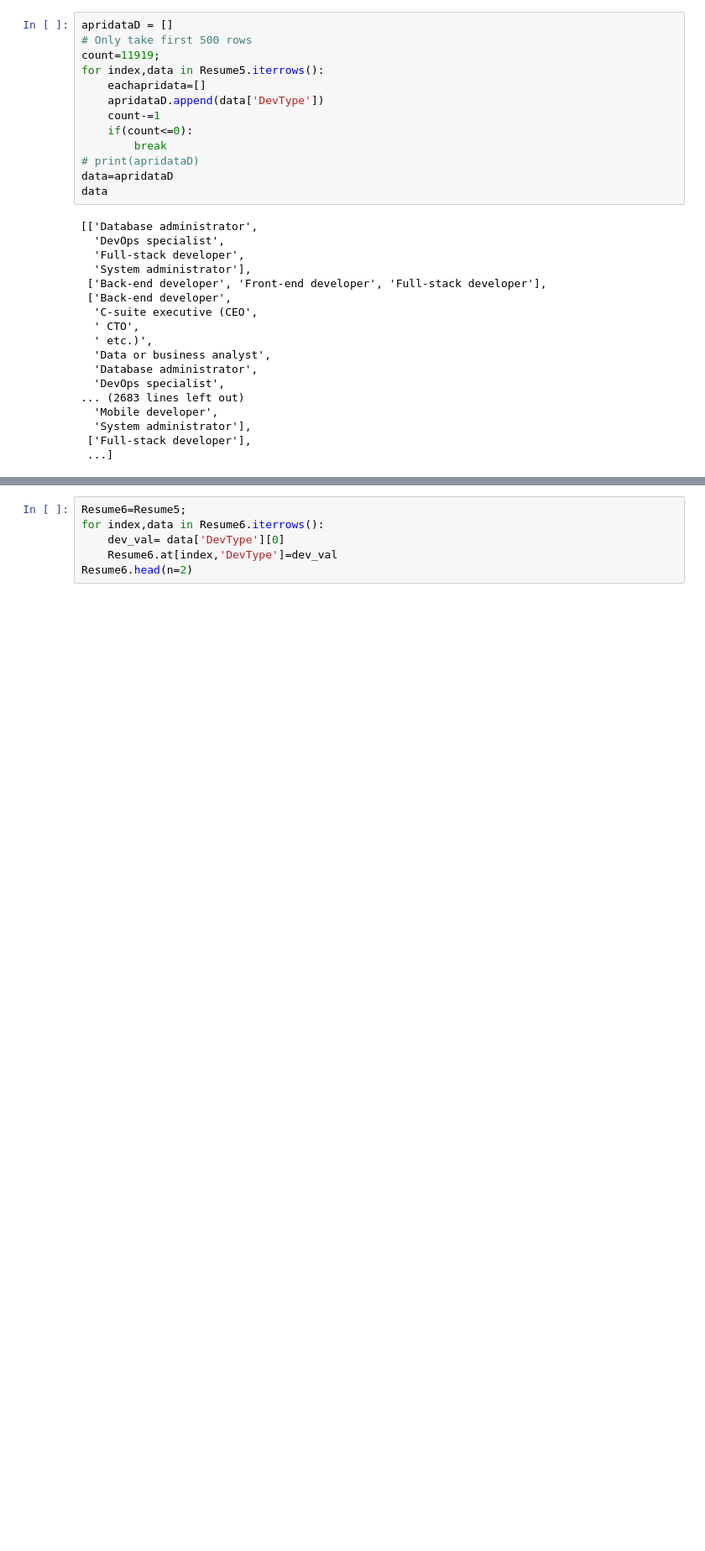
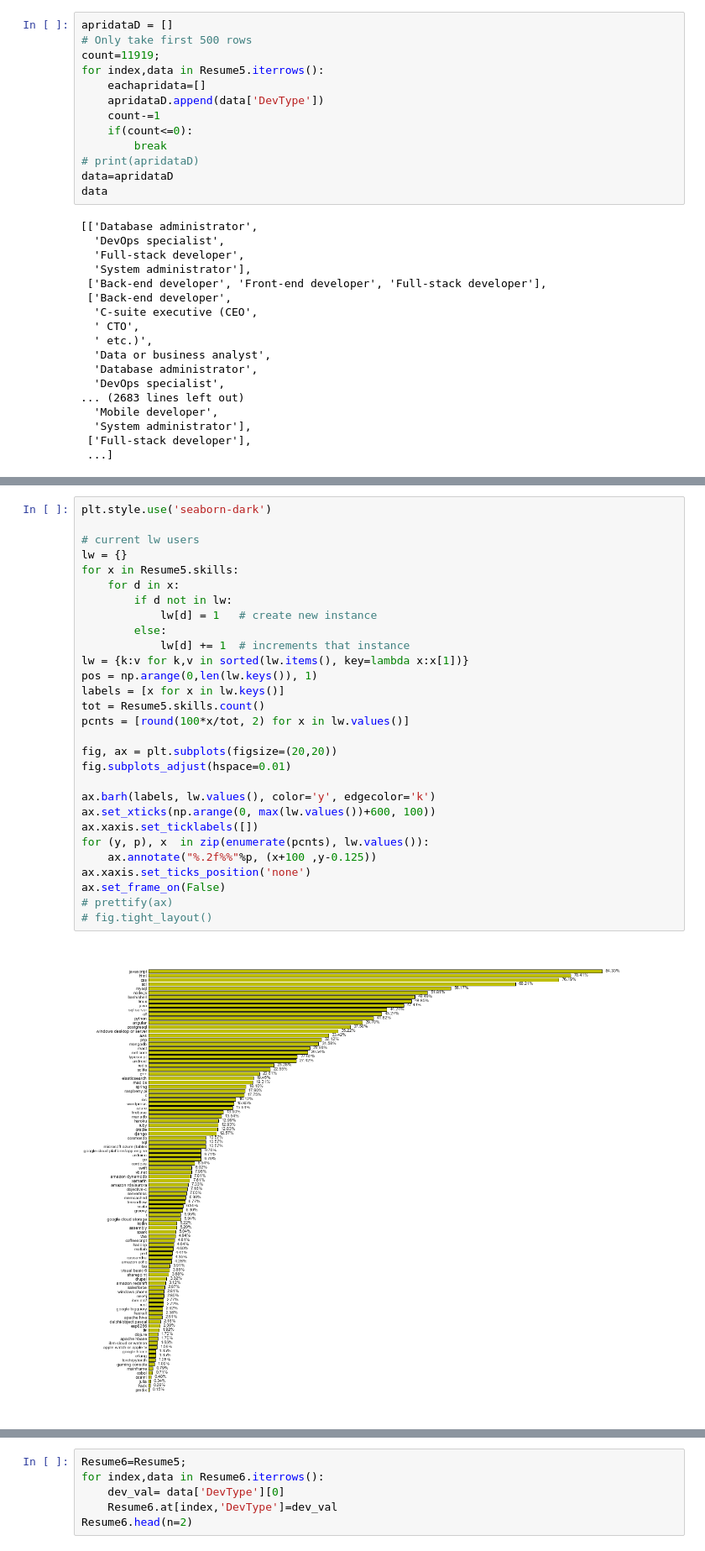
Before and after one commit to Mystic-Trooper/job_recomendation_KG, a Jupyter notebook: analysis.ipynb, the cells around one changed output, grey strips where cells are left out. Shown at 84% size. Saved outputs shown, nothing was run; the diff lists cells and outputs as text; blank space fills up the shorter version.

Commit message:
skills and dev type analysis

```diff
--- a/analysis.ipynb
+++ b/analysis.ipynb
@@ -872,0 +863,31 @@ association_rules(frequent_itemsets, metric="confidence", min_threshold=0.8)
+# %%
+plt.style.use('seaborn-dark')
+
+# current lw users
+lw = {}
+for x in Resume5.skills:
+    for d in x:
+        if d not in lw:
+            lw[d] = 1   # create new instance
+        else:
+            lw[d] += 1  # increments that instance
+lw = {k:v for k,v in sorted(lw.items(), key=lambda x:x[1])}
+pos = np.arange(0,len(lw.keys()), 1)
+labels = [x for x in lw.keys()]
+tot = Resume5.skills.count()
+pcnts = [round(100*x/tot, 2) for x in lw.values()]
+
+fig, ax = plt.subplots(figsize=(20,20))
+fig.subplots_adjust(hspace=0.01)
+
+ax.barh(labels, lw.values(), color='y', edgecolor='k')
+ax.set_xticks(np.arange(0, max(lw.values())+600, 100))
+ax.xaxis.set_ticklabels([])
+for (y, p), x  in zip(enumerate(pcnts), lw.values()):
+    ax.annotate("%.2f%%"%p, (x+100 ,y-0.125))
+ax.xaxis.set_ticks_position('none')
+ax.set_frame_on(False)
+# prettify(ax)
+# fig.tight_layout()
+# %% [output]
+[figure, added]
```
Also changed, not shown: parts of 20 cells of this notebook, 2 other files.
